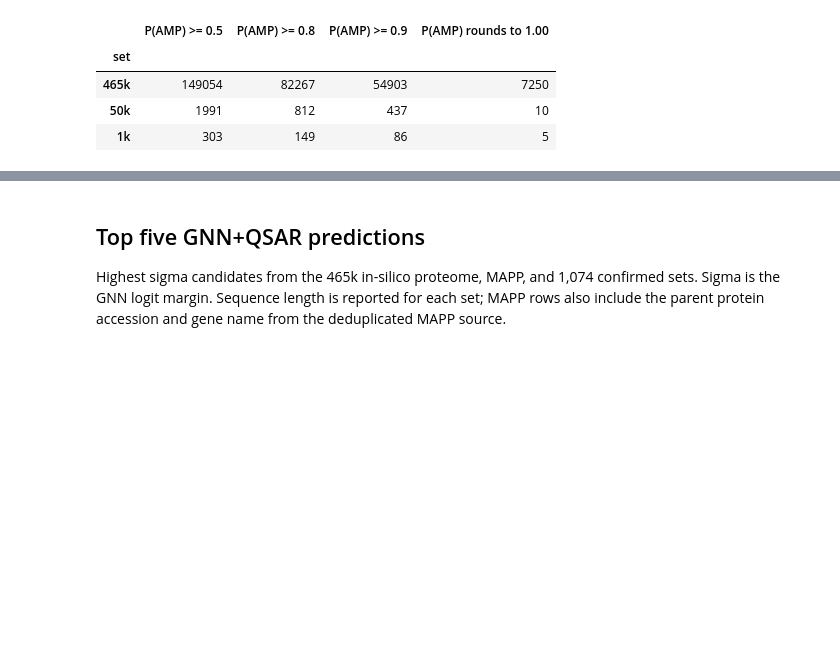
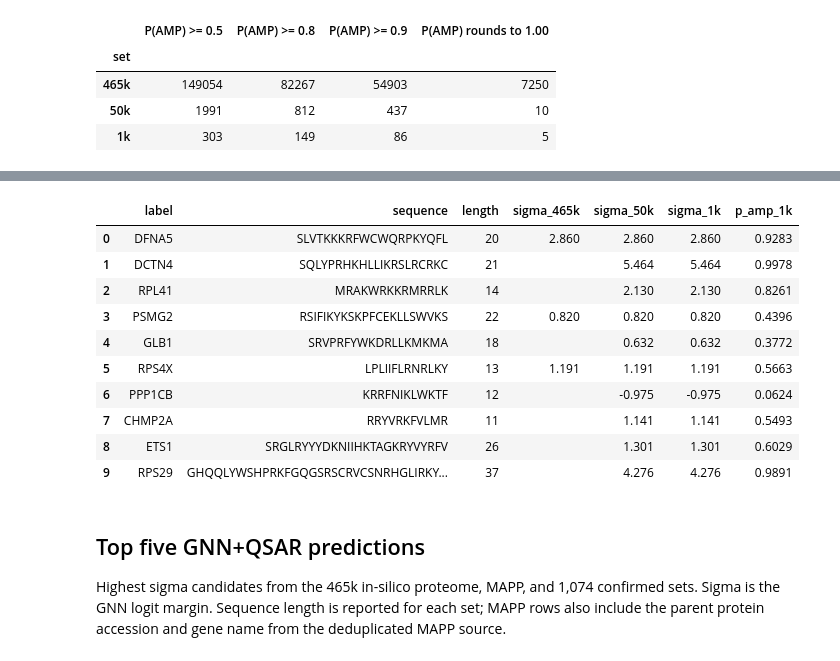
Before and after one commit to KYinXu/Peptide-Anti-microbial-Properties-Prediction, a Jupyter notebook: notebooks/pddps/final_figures_proteome_prediction.ipynb, the cells around one changed output, grey strips where cells are left out. Saved outputs shown, nothing was run; the diff lists cells and outputs as text; code cells hidden in the pictures; blank space fills up the shorter version.

```diff
--- a/notebooks/pddps/final_figures_proteome_prediction.ipynb
+++ b/notebooks/pddps/final_figures_proteome_prediction.ipynb
@@ -454,3 +594,52 @@ plt.show()
+# %%
+def paper_score_lookup(frame: pd.DataFrame) -> dict[str, tuple[float, float]]:
+    sequence_column = find_column(frame, ("sequence", "peptide_sequence", "peptide"))
+    keys = frame[sequence_column].astype("string").str.strip().str.upper()
+    sigma = pd.to_numeric(frame[SIGMA_COLUMN], errors="coerce")
+    probability = pd.to_numeric(frame[PROBABILITY_COLUMN], errors="coerce")
+    lookup = {}
+    for key, score, prob in zip(keys, sigma, probability):
+        if key not in lookup and np.isfinite(score):
+            lookup[key] = (float(score), float(prob) if np.isfinite(prob) else np.nan)
+    return lookup
+
+
+score_lookups = {key: paper_score_lookup(frame) for key, frame in prediction_results.items()}
+rows = []
+for sequence, label in PAPER_CANDIDATES.items():
+    key = sequence.strip().upper()
+    row = {"label": label, "sequence": sequence, "length": len(sequence)}
+    for set_name, lookup in score_lookups.items():
+        score = lookup.get(key)
+        row[f"sigma_{set_name}"] = score[0] if score else np.nan
+    confirmed = score_lookups["1k"].get(key)
+    row["p_amp_1k"] = confirmed[1] if confirmed else np.nan
+    rows.append(row)
+
+paper_candidates = pd.DataFrame(rows)
+display(
+    paper_candidates.style.format(
+        {
+            "sigma_465k": "{:.3f}",
+            "sigma_50k": "{:.3f}",
+            "sigma_1k": "{:.3f}",
+            "p_amp_1k": "{:.4f}",
+        },
+        na_rep="",
+    )
+)
+# %% [output]
+|  | label | sequence | length | sigma_465k | sigma_50k | sigma_1k | p_amp_1k |
+| 0 | DFNA5 | SLVTKKKRFWCWQRPKYQFL | 20 | 2.860 | 2.860 | 2.860 | 0.9283 |
+| 1 | DCTN4 | SQLYPRHKHLLIKRSLRCRKC | 21 |  | 5.464 | 5.464 | 0.9978 |
+| 2 | RPL41 | MRAKWRKKRMRRLK | 14 |  | 2.130 | 2.130 | 0.8261 |
+| 3 | PSMG2 | RSIFIKYKSKPFCEKLLSWVKS | 22 | 0.820 | 0.820 | 0.820 | 0.4396 |
+| 4 | GLB1 | SRVPRFYWKDRLLKMKMA | 18 |  | 0.632 | 0.632 | 0.3772 |
+| 5 | RPS4X | LPLIIFLRNRLKY | 13 | 1.191 | 1.191 | 1.191 | 0.5663 |
+| 6 | PPP1CB | KRRFNIKLWKTF | 12 |  | -0.975 | -0.975 | 0.0624 |
+| 7 | CHMP2A | RRYVRKFVLMR | 11 |  | 1.141 | 1.141 | 0.5493 |
+| 8 | ETS1 | SRGLRYYYDKNIIHKTAGKRYVYRFV | 26 |  | 1.301 | 1.301 | 0.6029 |
+| 9 | RPS29 | GHQQLYWSHPRKFGQGSRSCRVCSNRHGLIRKY... | 37 |  | 4.276 | 4.276 | 0.9891 |
 # %% [markdown]
 ## Top five GNN+QSAR predictions
 
```
Also changed, not shown: parts of 10 cells of this notebook, 8 other files.
